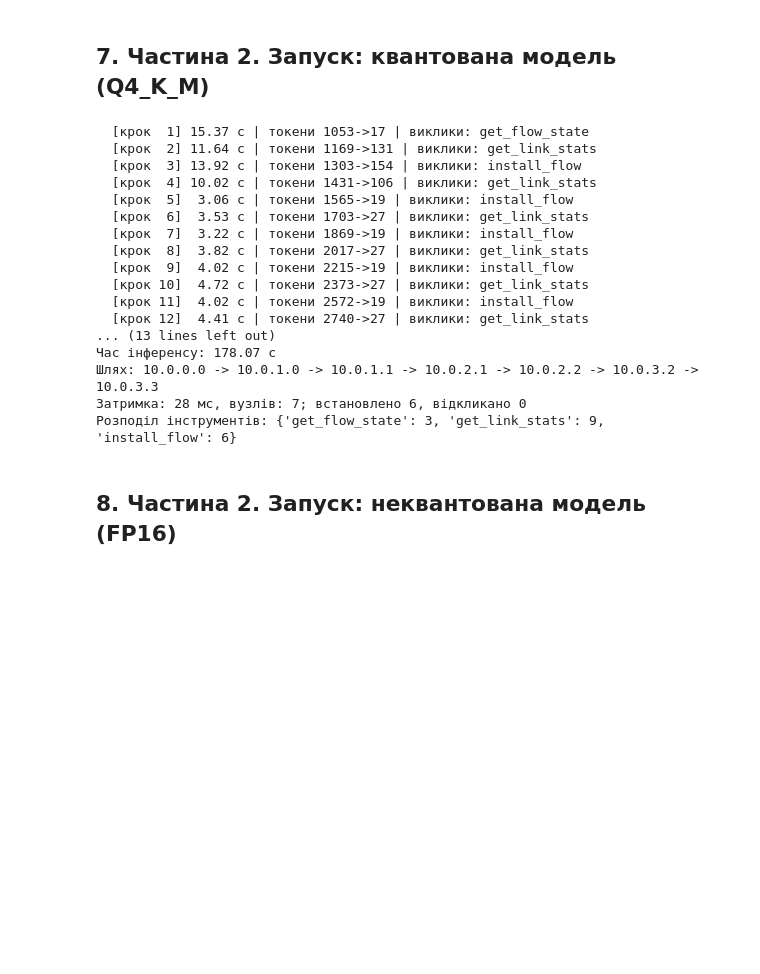
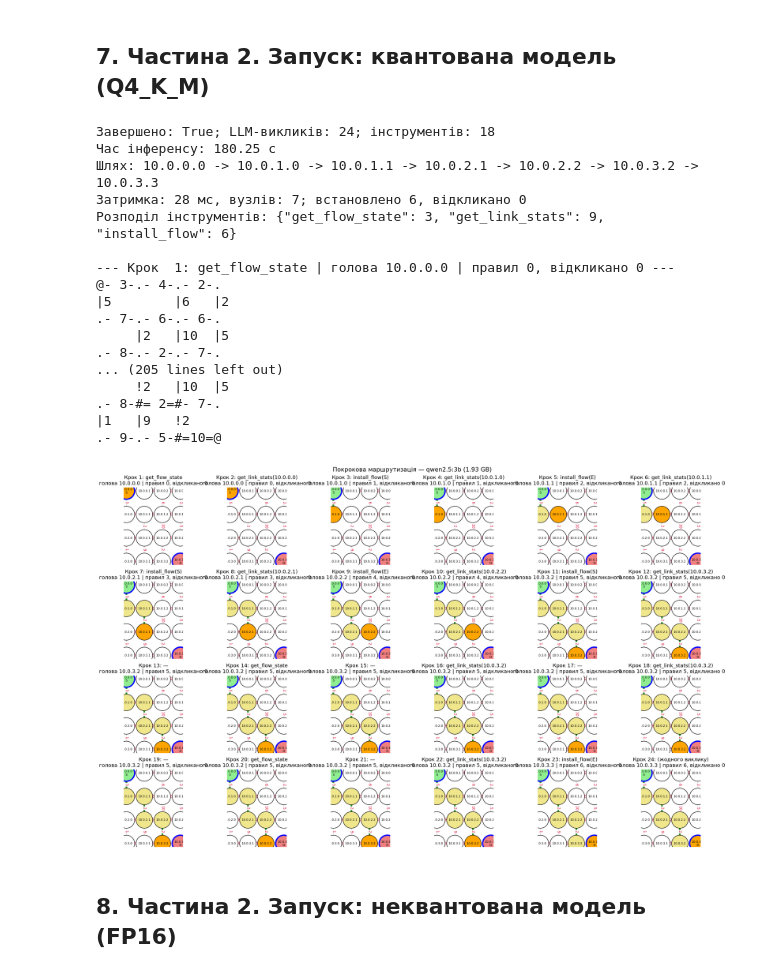
Before and after one commit to Andriy8075/AI_LAB_5, a Jupyter notebook: lab5.ipynb, the cells around one changed output. Cells and saved outputs as stored; diff of their text form; code cells hidden in the pictures; blank space fills up the shorter version.

Commit message:
All steps in one image.

```diff
--- a/lab5.ipynb
+++ b/lab5.ipynb
@@ -135,34 +139,48 @@ get_flow_state():
 # %%
 env_q = sdn_env.NetworkEnvironment(graph, sdn_env.SOURCE, sdn_env.DESTINATION)
 tb_q = tools.SdnToolbox(env_q)
 agent_q = LlmController(QUANTIZED_MODEL, tb_q, num_ctx=4096, max_steps=30)
 res_q = agent_q.run()
 
 print(f"Завершено: {res_q['finished']}; LLM-викликів: {res_q['steps']}; "
       f"інструментів: {res_q['tool_calls']}")
 print(f"Час інференсу: {res_q['llm_time_s']:.2f} с")
 print("Шлях:", " -> ".join(sdn_env.node_address(n) for n in res_q['path']))
 print(f"Затримка: {res_q['delay']} мс, вузлів: {res_q['nodes']}; "
       f"встановлено {res_q['installed']}, відкликано {res_q['revoked']}")
 print("Розподіл інструментів:", res_q['tool_summary']['by_name'])
+
+# Покроковий журнал: що робить агент і де голова потоку на кожному кроці
+for s in res_q['snapshots']:
+    acts = ", ".join(action_label(a) for a in s['actions']) or "—"
+    head = sdn_env.parse_address(s['head'])
+    print(f"--- Крок {s['step']:>2}: {acts} | голова {s['head']} | "
+          f"правил {s['installed']}, відкликано {s['revoked']} ---")
+    print(render_state_ascii(graph, s['path'], sdn_env.SOURCE, sdn_env.DESTINATION,
+                            head=head))
+
+# Сітка графіків: по одному на кожен крок
+plot_step_sequence(graph, res_q['snapshots'], sdn_env.SOURCE, sdn_env.DESTINATION,
+                   title=f"Покрокова маршрутизація — {QUANTIZED_MODEL}")
 # %% [output]
-  [крок  1] 15.37 с | токени 1053->17 | виклики: get_flow_state
-  [крок  2] 11.64 с | токени 1169->131 | виклики: get_link_stats
-  [крок  3] 13.92 с | токени 1303->154 | виклики: install_flow
-  [крок  4] 10.02 с | токени 1431->106 | виклики: get_link_stats
-  [крок  5]  3.06 с | токени 1565->19 | виклики: install_flow
-  [крок  6]  3.53 с | токени 1703->27 | виклики: get_link_stats
-  [крок  7]  3.22 с | токени 1869->19 | виклики: install_flow
-  [крок  8]  3.82 с | токени 2017->27 | виклики: get_link_stats
-  [крок  9]  4.02 с | токени 2215->19 | виклики: install_flow
-  [крок 10]  4.72 с | токени 2373->27 | виклики: get_link_stats
-  [крок 11]  4.02 с | токени 2572->19 | виклики: install_flow
-  [крок 12]  4.41 с | токени 2740->27 | виклики: get_link_stats
-... (13 lines left out)
-Час інференсу: 178.07 с
+Завершено: True; LLM-викликів: 24; інструментів: 18
+Час інференсу: 180.25 с
 Шлях: 10.0.0.0 -> 10.0.1.0 -> 10.0.1.1 -> 10.0.2.1 -> 10.0.2.2 -> 10.0.3.2 -> 10.0.3.3
 Затримка: 28 мс, вузлів: 7; встановлено 6, відкликано 0
-Розподіл інструментів: {'get_flow_state': 3, 'get_link_stats': 9, 'install_flow': 6}
+Розподіл інструментів: {"get_flow_state": 3, "get_link_stats": 9, "install_flow": 6}
+
+--- Крок  1: get_flow_state | голова 10.0.0.0 | правил 0, відкликано 0 ---
+@- 3-.- 4-.- 2-.
+|5        |6   |2
+.- 7-.- 6-.- 6-.
+     |2   |10  |5
+.- 8-.- 2-.- 7-.
+... (205 lines left out)
+     !2   |10  |5
+.- 8-#= 2=#- 7-.
+|1   |9   !2
+.- 9-.- 5-#=10=@
+[figure, added]
 # %% [markdown]
 ## 8. Частина 2. Запуск: неквантована модель (FP16)
 # %%
```
Also changed, not shown: parts of 6 cells of this notebook, 10 other files.
